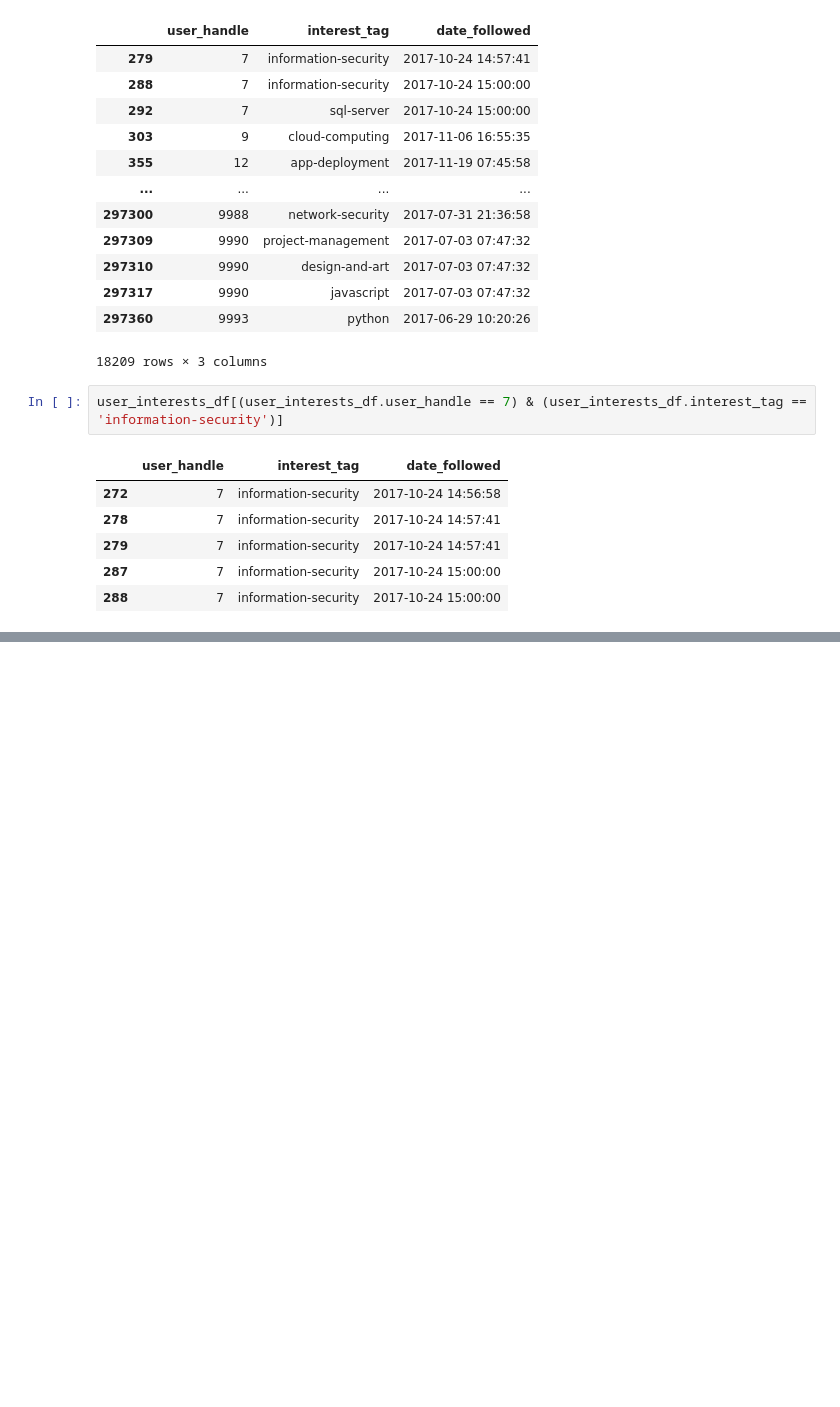
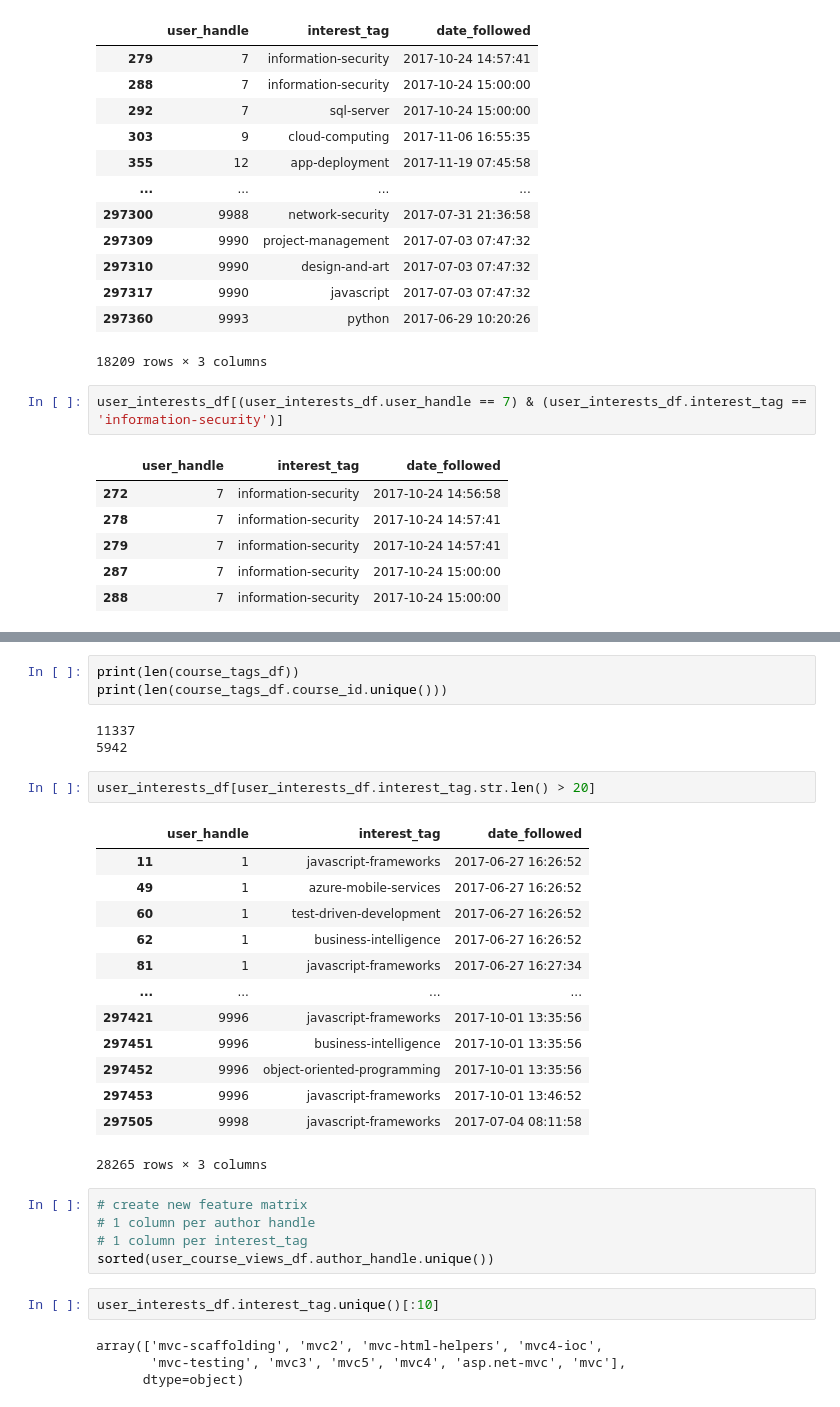
Before and after one commit to nxg153030/pluralsight-mltakehome, a Jupyter notebook: test.ipynb, the cells around one changed output, grey strips where cells are left out. Drawn from its saved outputs; the diff is of its cells as text; blank space fills up the shorter version.

```diff
--- a/test.ipynb
+++ b/test.ipynb
@@ -96,0 +142,33 @@ user_interests_df[(user_interests_df.user_handle == 7) & (user_interests_df.inte
+# %%
+print(len(course_tags_df))
+print(len(course_tags_df.course_id.unique()))
+# %% [output]
+11337
+5942
+# %%
+user_interests_df[user_interests_df.interest_tag.str.len() > 20]
+# %% [output]
+|  | user_handle | interest_tag | date_followed |
+| 11 | 1 | javascript-frameworks | 2017-06-27 16:26:52 |
+| 49 | 1 | azure-mobile-services | 2017-06-27 16:26:52 |
+| 60 | 1 | test-driven-development | 2017-06-27 16:26:52 |
+| 62 | 1 | business-intelligence | 2017-06-27 16:26:52 |
+| 81 | 1 | javascript-frameworks | 2017-06-27 16:27:34 |
+| ... | ... | ... | ... |
+| 297421 | 9996 | javascript-frameworks | 2017-10-01 13:35:56 |
+| 297451 | 9996 | business-intelligence | 2017-10-01 13:35:56 |
+| 297452 | 9996 | object-oriented-programming | 2017-10-01 13:35:56 |
+| 297453 | 9996 | javascript-frameworks | 2017-10-01 13:46:52 |
+| 297505 | 9998 | javascript-frameworks | 2017-07-04 08:11:58 |
+28265 rows × 3 columns
+# %%
+# create new feature matrix
+# 1 column per author handle
+# 1 column per interest_tag
+sorted(user_course_views_df.author_handle.unique())
+# %%
+user_interests_df.interest_tag.unique()[:10]
+# %% [output]
+array(['mvc-scaffolding', 'mvc2', 'mvc-html-helpers', 'mvc4-ioc',
+       'mvc-testing', 'mvc3', 'mvc5', 'mvc4', 'asp.net-mvc', 'mvc'],
+      dtype=object)
```
Also changed, not shown: parts of 22 cells of this notebook, 3 other files.
